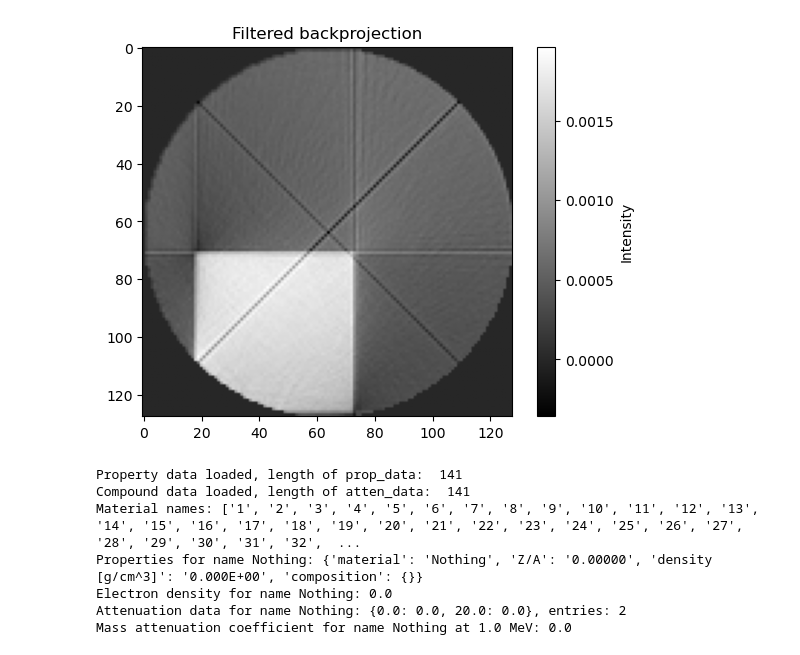
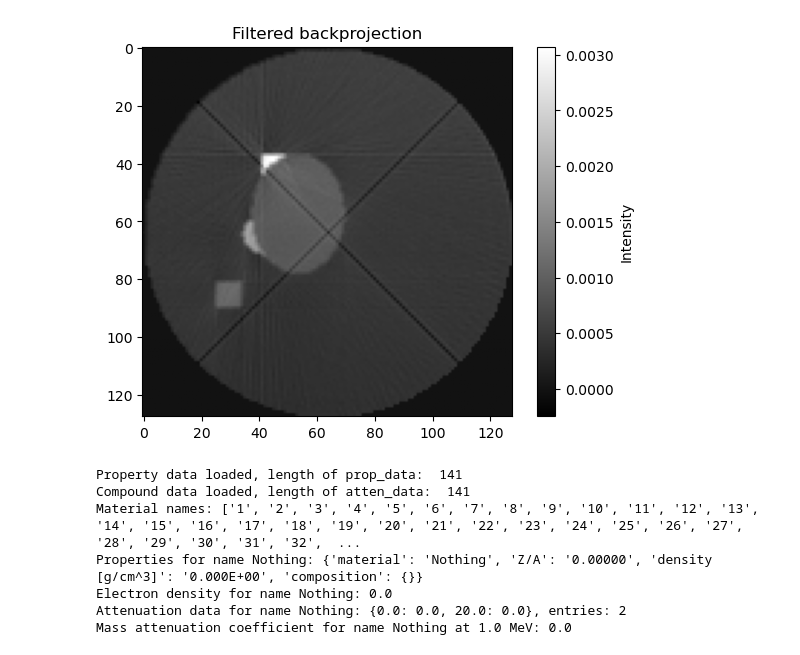
Before and after one commit to samuelnub/lircst-ana, a Jupyter notebook: src/AnalysingAnalyticalCST.ipynb, the cells around one changed output. Saved outputs shown, nothing was run; the diff lists cells and outputs as text; code cells hidden in the pictures.

```diff
--- a/src/AnalysingAnalyticalCST.ipynb
+++ b/src/AnalysingAnalyticalCST.ipynb
@@ -67,20 +67,20 @@ Meta data for phantom 1745522510: {'voxel_physical_scale': 0.001, 'source_dist_i
 # %%
 #@title Let's use some classical reconstruction algorithms to reconstruct the phantom
 
 import numpy as np
 from skimage.transform import iradon, iradon_sart
 
 # Filtered backprojection
 # P.S. skimage's iradon seems to just do 180 degrees, so we'll just use the first half of the sinogram
-recon = iradon(np.sum(sino_data, axis=2)[:,:100], circle=True, filter_name='ramp')
+recon = iradon(np.sum(sino_data, axis=2)[:,:200], circle=True, filter_name='ramp')
 
 # Display the data
 plt.imshow(recon, cmap='gray')
 plt.title(f"Filtered backprojection")
 plt.colorbar(label="Intensity")
 plt.show()
 # %% [output]
-[figure, old version]
+[figure, new version]
 # %%
 from material_loader import MaterialLoader
 
```
Also changed, not shown: parts of 1 cell of this notebook, 11 other files.
